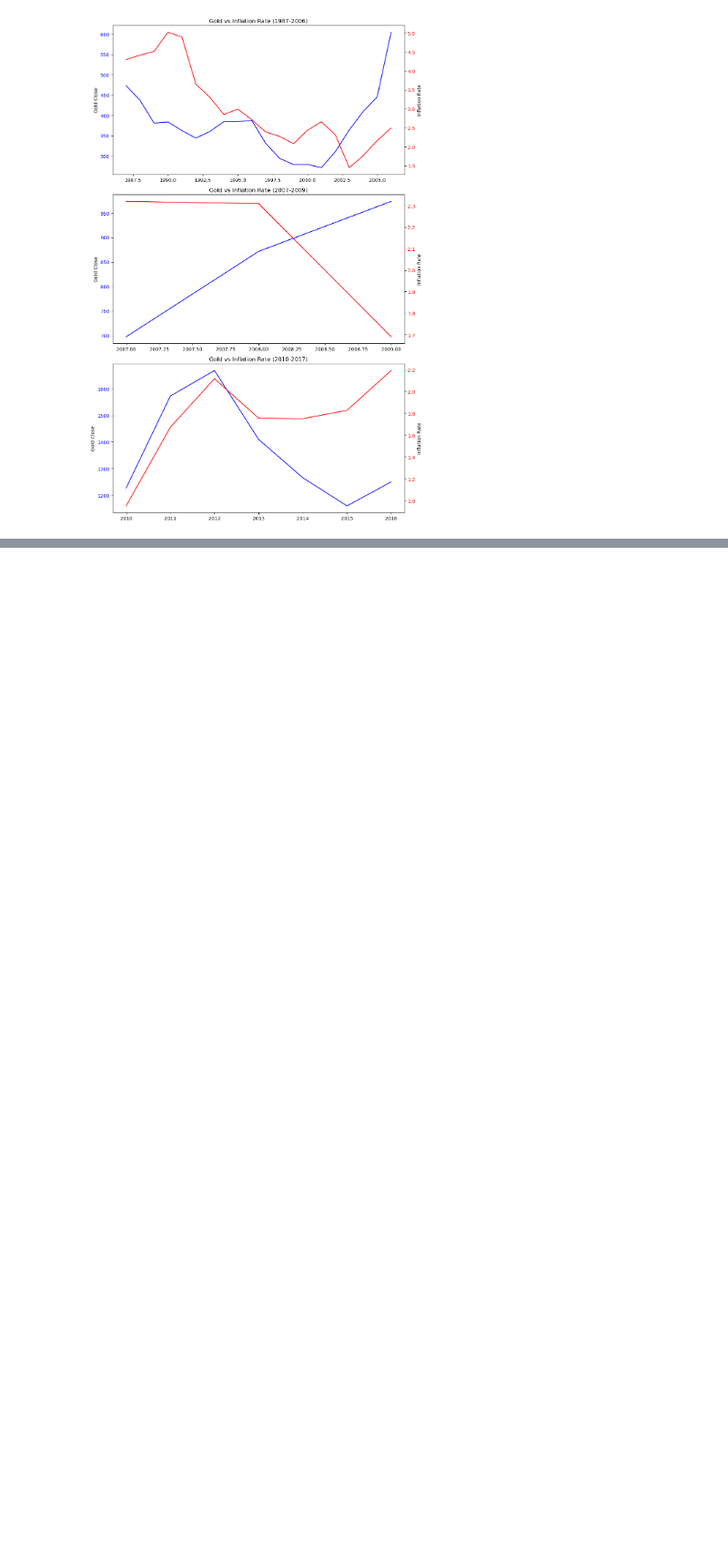
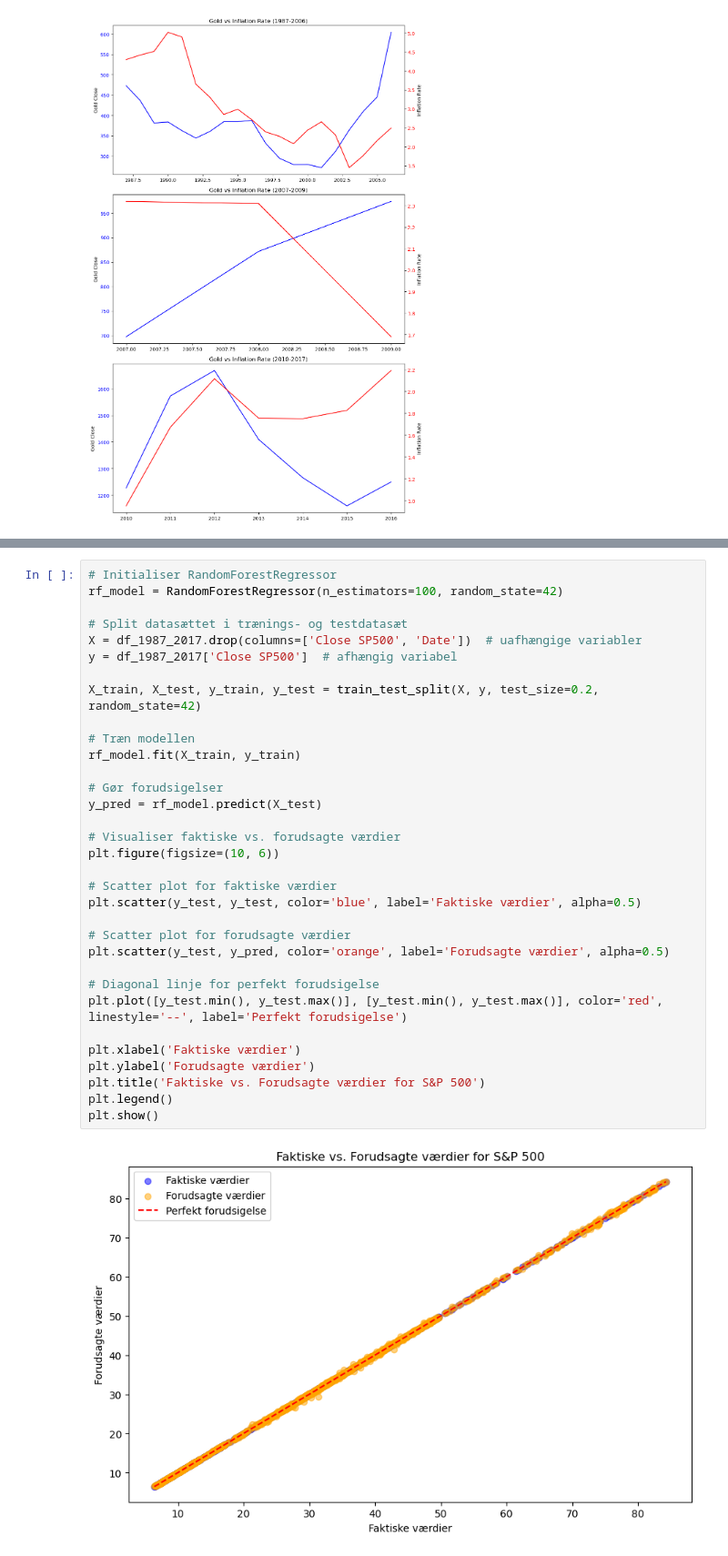
Before and after one commit to badranyoussef/bi-exam-project-stock, a Jupyter notebook: notebooks/ExplorationAndAnalysis.ipynb, the cells around one changed output, grey strips where cells are left out. Shown at 91% size. Cells and saved outputs as stored; diff of their text form; blank space fills up the shorter version.

```diff
--- a/notebooks/ExplorationAndAnalysis.ipynb
+++ b/notebooks/ExplorationAndAnalysis.ipynb
@@ -502,0 +517,35 @@ plt.show()
+# %%
+# Initialiser RandomForestRegressor
+rf_model = RandomForestRegressor(n_estimators=100, random_state=42)
+
+# Split datasættet i trænings- og testdatasæt
+X = df_1987_2017.drop(columns=['Close SP500', 'Date'])  # uafhængige variabler
+y = df_1987_2017['Close SP500']  # afhængig variabel
+
+X_train, X_test, y_train, y_test = train_test_split(X, y, test_size=0.2, random_state=42)
+
+# Træn modellen
+rf_model.fit(X_train, y_train)
+
+# Gør forudsigelser
+y_pred = rf_model.predict(X_test)
+
+# Visualiser faktiske vs. forudsagte værdier
+plt.figure(figsize=(10, 6))
+
+# Scatter plot for faktiske værdier
+plt.scatter(y_test, y_test, color='blue', label='Faktiske værdier', alpha=0.5)
+
+# Scatter plot for forudsagte værdier
+plt.scatter(y_test, y_pred, color='orange', label='Forudsagte værdier', alpha=0.5)
+
+# Diagonal linje for perfekt forudsigelse
+plt.plot([y_test.min(), y_test.max()], [y_test.min(), y_test.max()], color='red', linestyle='--', label='Perfekt forudsigelse')
+
+plt.xlabel('Faktiske værdier')
+plt.ylabel('Forudsagte værdier')
+plt.title('Faktiske vs. Forudsagte værdier for S&P 500')
+plt.legend()
+plt.show()
+# %% [output]
+[figure, added]
```
Also changed, not shown: parts of 9 cells of this notebook.
